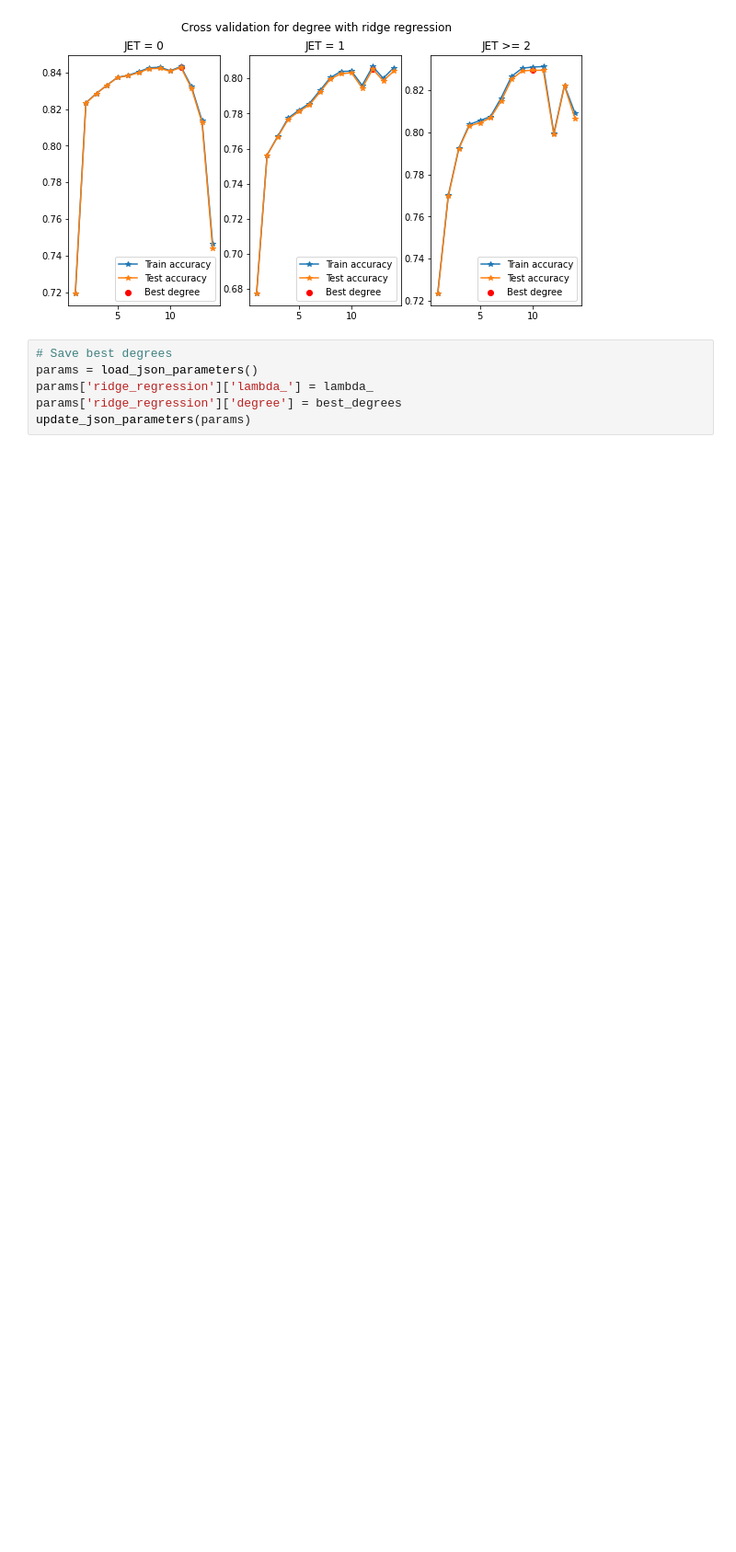
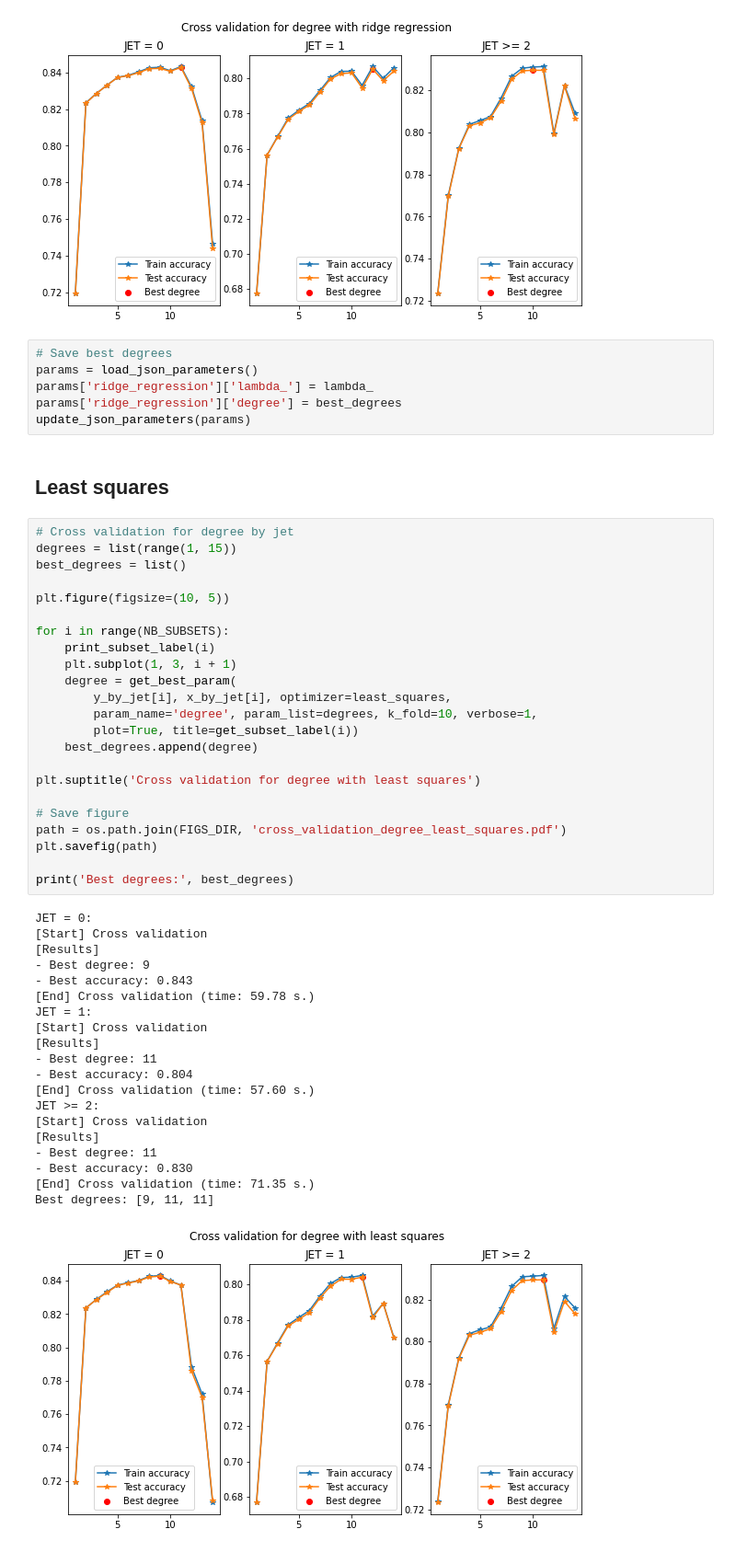
Before and after one commit to Quentin18/higgs-boson-challenge, a Jupyter notebook: scripts/main_cross_validation.ipynb, the cells around one changed output. Shown: that part at 92% size. Saved outputs shown, nothing was run; the diff lists cells and outputs as text; blank space fills up the shorter version.

Commit message:
add cross validation least squares

```diff
--- a/scripts/main_cross_validation.ipynb
+++ b/scripts/main_cross_validation.ipynb
@@ -116,3 +116,49 @@ params = load_json_parameters()
 params['ridge_regression']['lambda_'] = lambda_
 params['ridge_regression']['degree'] = best_degrees
 update_json_parameters(params)
+# %% [markdown]
+## Least squares
+# %%
+# Cross validation for degree by jet
+degrees = list(range(1, 15))
+best_degrees = list()
+
+plt.figure(figsize=(10, 5))
+
+for i in range(NB_SUBSETS):
+    print_subset_label(i)
+    plt.subplot(1, 3, i + 1)
+    degree = get_best_param(
+        y_by_jet[i], x_by_jet[i], optimizer=least_squares,
+        param_name='degree', param_list=degrees, k_fold=10, verbose=1,
+        plot=True, title=get_subset_label(i))
+    best_degrees.append(degree)
+
+plt.suptitle('Cross validation for degree with least squares')
+
+# Save figure
+path = os.path.join(FIGS_DIR, 'cross_validation_degree_least_squares.pdf')
+plt.savefig(path)
+
+print('Best degrees:', best_degrees)
+# %% [output]
+JET = 0:
+[Start] Cross validation
+[Results]
+- Best degree: 9
+- Best accuracy: 0.843
+[End] Cross validation (time: 59.78 s.)
+JET = 1:
+[Start] Cross validation
+[Results]
+- Best degree: 11
+- Best accuracy: 0.804
+[End] Cross validation (time: 57.60 s.)
+JET >= 2:
+[Start] Cross validation
+[Results]
+- Best degree: 11
+- Best accuracy: 0.830
+[End] Cross validation (time: 71.35 s.)
+Best degrees: [9, 11, 11]
+[figure, added]
```
Also changed, not shown: parts of 2 cells of this notebook, 6 other files.
